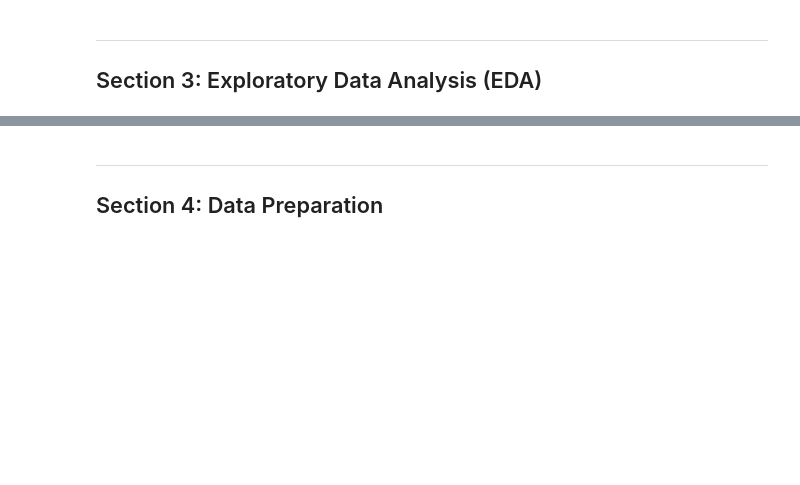
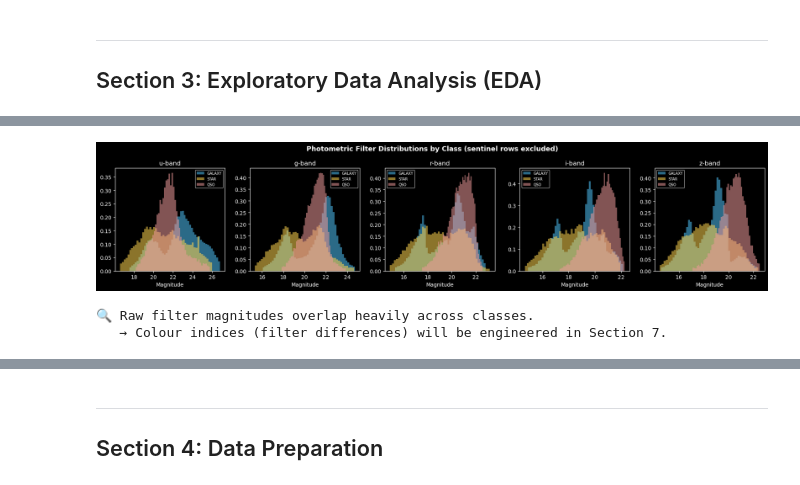
Before and after one commit to CyphenRozulus/streamlit_app_project, a Jupyter notebook: MLDP Program Codes Submission.ipynb, the cells around one changed output, grey strips where cells are left out. Saved outputs shown, nothing was run; the diff lists cells and outputs as text; code cells hidden in the pictures; blank space fills up the shorter version.

```diff
--- a/MLDP Program Codes Submission.ipynb
+++ b/MLDP Program Codes Submission.ipynb
@@ -245,0 +277,27 @@ Statistical summary:
+# %%
+# ─────────────────────────────────────────────────────────────────────────────
+# SECTION 3b — Photometric Filter Distributions
+# ─────────────────────────────────────────────────────────────────────────────
+# NOTE: We exclude sentinel values (-9999) from these plots to avoid compressing
+# the x-axis. Those rows will be removed in data preparation (Section 4).
+df_plot = df[(df[['u','g','r','i','z']] > -100).all(axis=1)]
+
+fig, axes = plt.subplots(1, 5, figsize=(18, 4))
+fig.suptitle('Photometric Filter Distributions by Class (sentinel rows excluded)',
+             fontsize=13, fontweight='bold')
+for ax, feat in zip(axes, ['u', 'g', 'r', 'i', 'z']):
+    for cls, color in PALETTE.items():
+        sub = df_plot[df_plot['class'] == cls][feat]
+        # Clip at 1st/99th percentile for visual clarity only
+        sub = sub[(sub > sub.quantile(0.01)) & (sub < sub.quantile(0.99))]
+        ax.hist(sub, bins=50, alpha=0.55, label=cls, color=color, density=True)
+    ax.set_title(f'{feat}-band'); ax.set_xlabel('Magnitude'); ax.legend(fontsize=7)
+plt.tight_layout()
+plt.savefig('eda_filters.png', dpi=150, bbox_inches='tight')
+plt.show()
+print('🔍 Raw filter magnitudes overlap heavily across classes.')
+print('   → Colour indices (filter differences) will be engineered in Section 7.')
+# %% [output]
+[figure, added]
+🔍 Raw filter magnitudes overlap heavily across classes.
+   → Colour indices (filter differences) will be engineered in Section 7.
```
Also changed, not shown: parts of 4 cells of this notebook, 5 other files.
